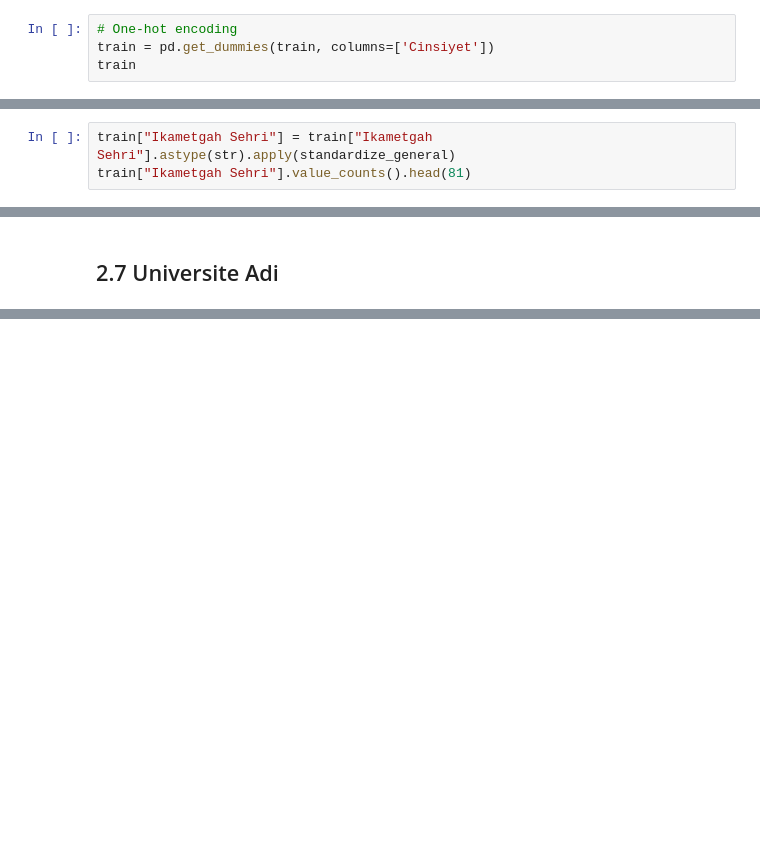
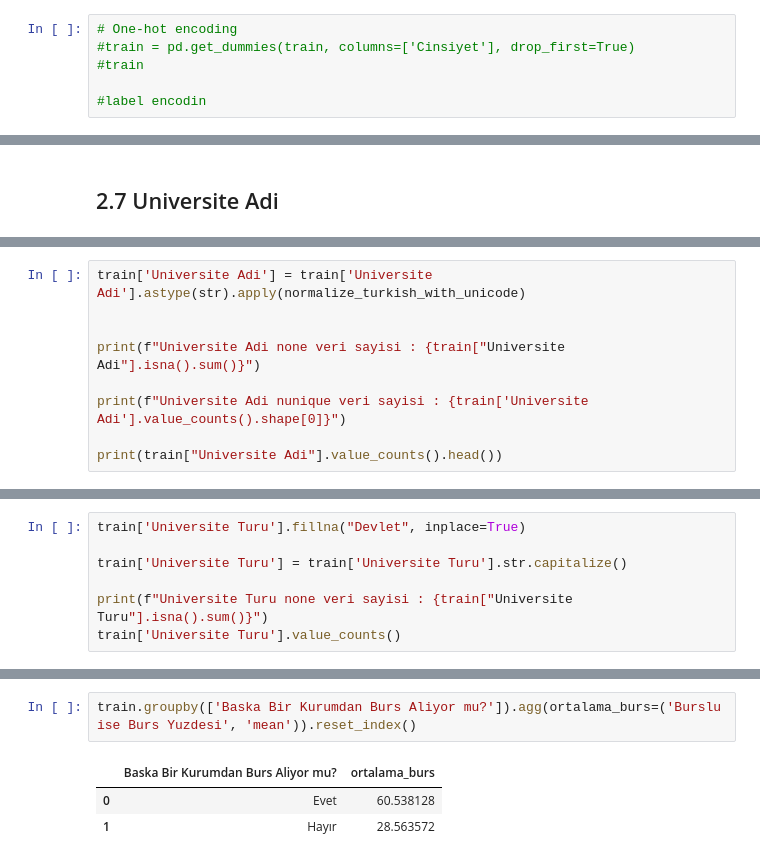
Before and after one commit to yusuferendolek/Datathon2024, a Jupyter notebook: datathon-reworked.ipynb, the cells around one changed output, grey strips where cells are left out. Drawn from its saved outputs; the diff is of its cells as text; blank space fills up the shorter version.

```diff
--- a/datathon-reworked.ipynb
+++ b/datathon-reworked.ipynb
@@ -157,5 +190,7 @@ Belirtmek istemiyorum      115
 Name: count, dtype: int64
 # %%
 # One-hot encoding
-train = pd.get_dummies(train, columns=['Cinsiyet'])
-train
+#train = pd.get_dummies(train, columns=['Cinsiyet'], drop_first=True)
+#train
+
+#label encodin
@@ -385,3 +345,0 @@ train["Ikametgah Sehri"].value_counts().head(81).sum()
-# %%
-train["Ikametgah Sehri"] = train["Ikametgah Sehri"].astype(str).apply(standardize_general)
-train["Ikametgah Sehri"].value_counts().head(81)
@@ -411,0 +434,9 @@ train["Ikametgah Sehri"].value_counts().head(81).sum()
+# %%
+train['Universite Adi'] = train['Universite Adi'].astype(str).apply(normalize_turkish_with_unicode)
+
+
+print(f"Universite Adi none veri sayisi : {train["Universite Adi"].isna().sum()}")
+
+print(f"Universite Adi nunique veri sayisi : {train['Universite Adi'].value_counts().shape[0]}")
+
+print(train["Universite Adi"].value_counts().head())
@@ -411,0 +468,7 @@ train["Ikametgah Sehri"].value_counts().head(81).sum()
+# %%
+train['Universite Turu'].fillna("Devlet", inplace=True)
+
+train['Universite Turu'] = train['Universite Turu'].str.capitalize()
+
+print(f"Universite Turu none veri sayisi : {train["Universite Turu"].isna().sum()}")
+train['Universite Turu'].value_counts()
@@ -411,0 +511,6 @@ train["Ikametgah Sehri"].value_counts().head(81).sum()
+# %%
+train.groupby(['Baska Bir Kurumdan Burs Aliyor mu?']).agg(ortalama_burs=('Burslu ise Burs Yuzdesi', 'mean')).reset_index()
+# %% [output]
+|  | Baska Bir Kurumdan Burs Aliyor mu? | ortalama_burs |
+| 0 | Evet | 60.538128 |
+| 1 | Hayır | 28.563572 |
```
Also changed, not shown: parts of 57 cells of this notebook.
